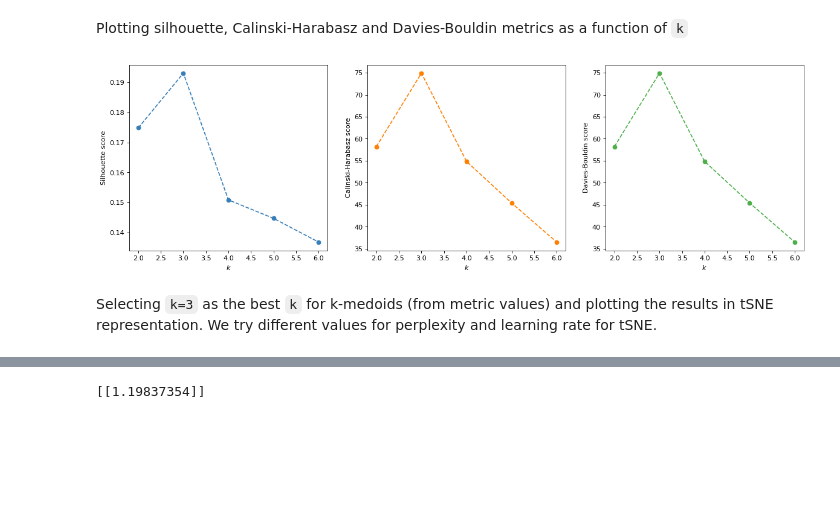
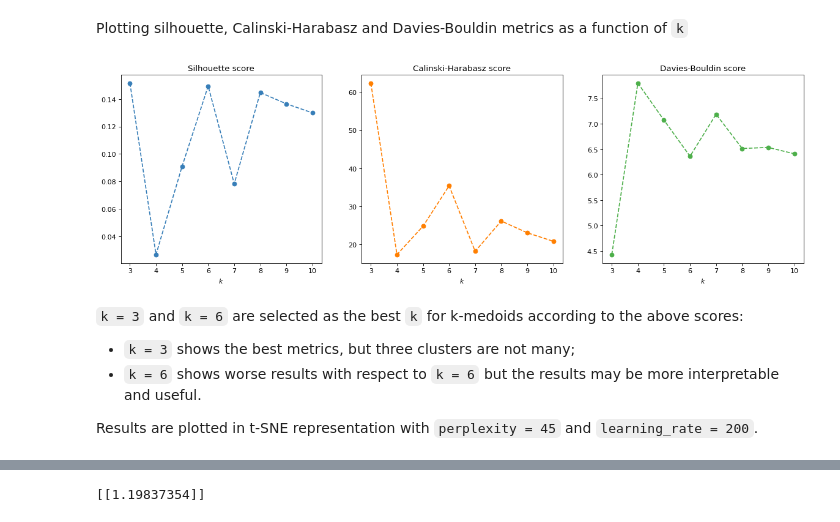
Before and after one commit to VenturelliMatteo/Clients-Clustering, a Jupyter notebook: Clustering.ipynb, the cells around one changed output, grey strips where cells are left out. Cells and saved outputs as stored; diff of their text form; code cells hidden in the pictures; blank space fills up the shorter version.

```diff
--- a/Clustering.ipynb
+++ b/Clustering.ipynb
@@ -251,12 +256,18 @@ from sklearn.metrics import silhouette_score
 from sklearn.metrics import calinski_harabasz_score
 from sklearn.metrics import davies_bouldin_score
 
-k_min = 2
+k_min = 3
 k_max = 10
+
+# defining the vector containing the possible values of k
 k_vector = np.arange(k_min, k_max + 1, 1)
+
+# defining the empty vectors of the scores
 silhouette = np.empty(k_vector.shape)
 ch_score = np.empty(k_vector.shape)
 db_score = np.empty(k_vector.shape)
+
+# for each k value, run the k-medoids algorithm and store the values of the scores
 for k in k_vector:
     kmedoids = KMedoids(n_clusters = k, metric = mixed_distance, random_state = seed).fit(data)
     silhouette[k - k_min] = silhouette_score(data, kmedoids.labels_, metric = mixed_distance, random_state = seed)
@@ -267,23 +278,28 @@ Plotting silhouette, Calinski-Harabasz and Davies-Bouldin metrics as a function
 # %%
 fig, axes = plt.subplots(1, 3, figsize=(18,5), dpi=80)
 ax = axes[0]
 ax.plot(k_vector, silhouette, 'o--', color = '#377eb8')
 ax.set_xlabel('$k$')
-ax.set_ylabel('Silhouette score')
+ax.set_title('Silhouette score')
 
 ax = axes[1]
 ax.plot(k_vector, ch_score, 'o--', color = '#ff7f00')
 ax.set_xlabel('$k$')
-ax.set_ylabel('Calinski-Harabasz score')
+ax.set_title('Calinski-Harabasz score')
 
 ax = axes[2]
 ax.plot(k_vector, db_score, 'o--', color = '#4daf4a')
 ax.set_xlabel('$k$')
-ax.set_ylabel('Davies-Bouldin score')
+ax.set_title('Davies-Bouldin score')
 
 plt.show()
 # %% [output]
-[figure, old version]
+[figure, new version]
 # %% [markdown]
-Selecting <code>k=3</code> as the best <code>k</code> for k-medoids (from metric values) and plotting the results in tSNE representation. We try different values for perplexity and learning rate for tSNE.
+<code>k = 3</code> and <code>k = 6</code> are selected as the best <code>k</code> for k-medoids according to the above scores:
+
+- <code>k = 3</code> shows the best metrics, but three clusters are not many;
+- <code>k = 6</code> shows worse results with respect to <code>k = 6</code> but the results may be more interpretable and useful.
+
+Results are plotted in t-SNE representation with <code>perplexity = 45</code> and <code>learning_rate = 200</code>.
 # %%
```
Also changed, not shown: parts of 19 cells of this notebook.
